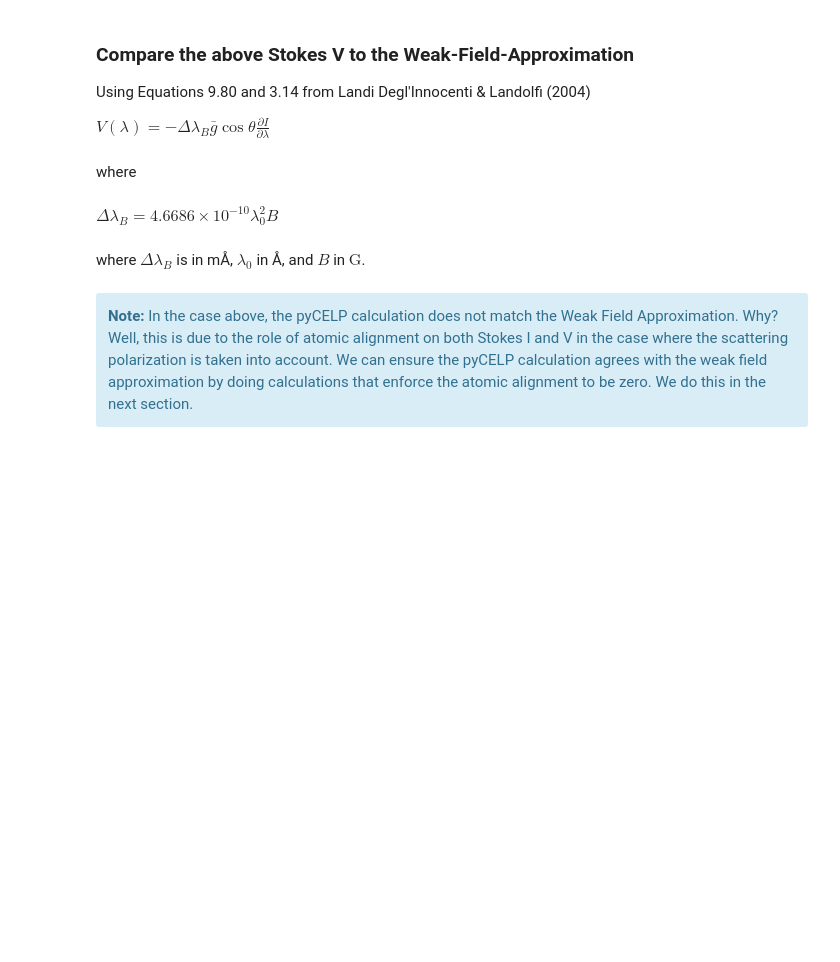
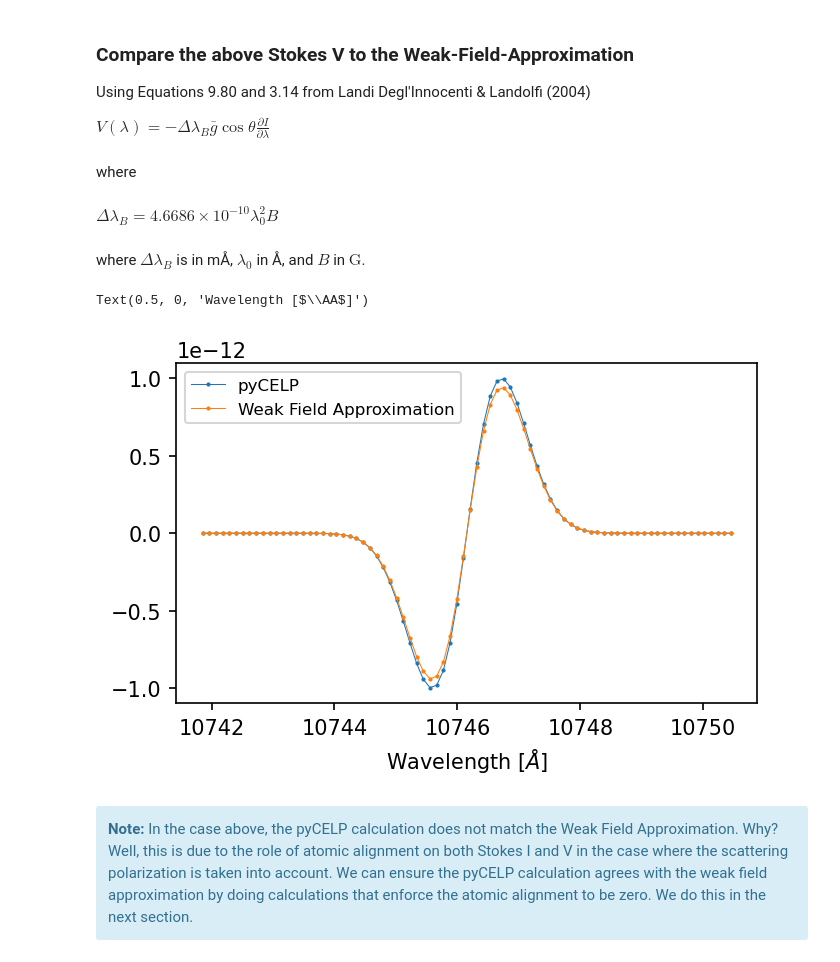
Before and after one commit to tschad/pycelp, a Jupyter notebook: examples/A_tour_of_the_Ion_class.ipynb, the cells around one changed output. Drawn from its saved outputs; the diff is of its cells as text; code cells hidden in the pictures; blank space fills up the shorter version.

```diff
--- a/examples/A_tour_of_the_Ion_class.ipynb
+++ b/examples/A_tour_of_the_Ion_class.ipynb
@@ -300,16 +308,19 @@ $\
 \
 where $\Delta \lambda_{B}$ is in mÅ, $\lambda_{0}$ in Å, and $B$ in $\mathrm{G}$.
 # %%
-wvvac = fe13.get_wvVacTrue(wvair)
+wvvac = ln.wavelength_in_vacuum
+geff = ln.geff
 dlambdaB = 4.6686e-10 * (wvvac**2) * magnetic_field_amplitude  / 1000.
-geff = fe13.get_geff(wvair)
-V_WFA = - dlambdaB * fe13.get_geff(wvair) * np.cos(np.deg2rad(thetaBLOS)) * np.gradient(stokes[:,0],wvvec)
+V_WFA = - dlambdaB * geff * np.cos(np.deg2rad(thetaBLOSdeg)) * np.gradient(stokes[:,0],wvvec)
 
 plt.figure(figsize = (5,3))
 plt.plot(wvvec,stokes[:,3],'.-',label = 'pyCELP',lw = 0.5,markersize = 2)
 plt.plot(wvvec,V_WFA,'.-',label = 'Weak Field Approximation',lw = 0.5,markersize = 2)
 plt.legend(fontsize = 8)
 plt.xlabel(r'Wavelength [$\AA$]')
+# %% [output]
+Text(0.5, 0, 'Wavelength [$\\AA$]')
+[figure, added]
 # %% [markdown]
 <div class="alert alert-info" role="alert">
     <div class="row vertical-align">
```
Also changed, not shown: parts of 13 cells of this notebook, 3 other files.
